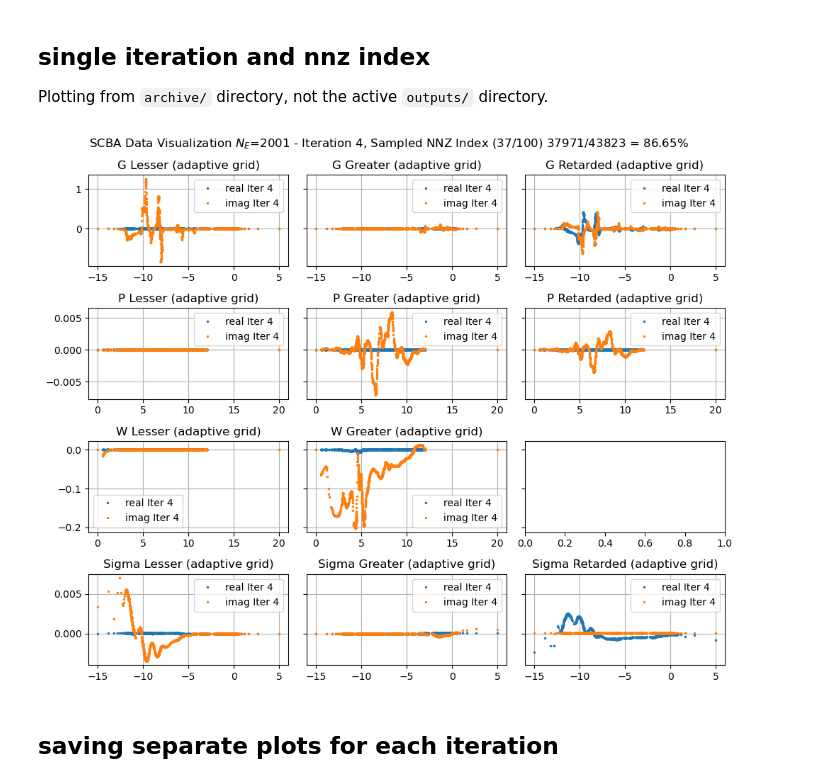
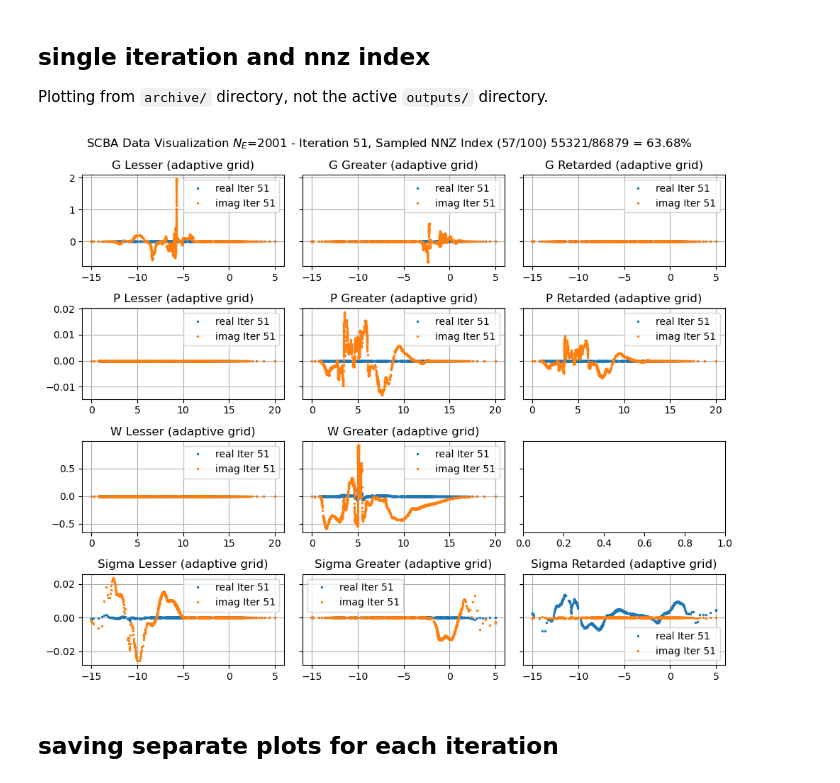
Before and after one commit to quatrex/quatrex, a Jupyter notebook: scripts/analysis/visualize_scba.ipynb, the cells around one changed output. Saved outputs shown, nothing was run; the diff lists cells and outputs as text; code cells hidden in the pictures.

```diff
--- a/scripts/analysis/visualize_scba.ipynb
+++ b/scripts/analysis/visualize_scba.ipynb
@@ -26,16 +26,16 @@ from pathlib import Path
 # 20260319_161440_energy20001_iter5_reduced
 
 # symmetrization off, reference
-# 20260410_145015_energy201_iter20_rank125, 201 energies, 125 ranks
-# 20260410_145402_energy2001_iter20_rank125, 2001 energies, 125 ranks
+# 20260410_145015_energy201_iter20_rank125, 201 energies_uniform, 125 ranks
+# 20260410_145402_energy2001_iter20_rank125, 2001 energies_uniform, 125 ranks
 # 20260415_141726_energy2001_iter100_rank250, same^, but 100 iterations and 250 ranks
 # 20260416_145226_energy2001_iter100_rank250, ^same, but nevp solver is 'full' instead of 'beyn'
-# 20260410_151602_energy20001_iter20_rank125, 20001 energies, 125 ranks -- max RAM usage over 512G, ~680G
+# 20260410_151602_energy20001_iter20_rank125, 20001 energies_uniform, 125 ranks -- max RAM usage over 512G, ~680G
 
 # sanity check
 # 20260326_153844_energy2001_iter20_adaptive_iter1_r1_reduced_sanity_check         # interpolation workflow, but _compute_adaptive_grid returns uniform grid
 
-# adaptive, symmetrization off, varying r
+# adaptive, symmetry off, varying r
 # 20260413_162909_adaptive_energy2001_start1_r1_iter20_rank250
 # 20260415_120205_adaptive_energy2001_start1_r1_iter100_rank250         # same as above, but 100 iterations
 # 20260416_154143_adaptive_energy2001_start1_r1_iter100_rank250         # ^same, but nevp solver is 'full' instead of 'beyn'
@@ -43,22 +43,42 @@ from pathlib import Path
 # 20260413_190942_adaptive_energy2001_start1_r5_iter20_rank250      # same as above, but 250 ranks
 # 20260413_170105_adaptive_energy2001_start1_r0p5_iter20_rank250
 
-# adaptive, symmetrization off, varying adaptive start iteration
+# adaptive, symmetry off, varying adaptive start iteration
 # 20260414_152126_adaptive_energy2001_start2_r1_iter20_rank250
 # 20260414_162256_adaptive_energy2001_start5_r1_iter20_rank250
+
+# fixed meir-wingreen currents rebase, symmetry off, obc.nevp_solver full (default)
+# 20260421_150651_adaptive_energy2001_start1_r1_iter10_rank125          # adaptive, diverges
+# 20260421_160607_energy2001_iter10_rank125             # reference
+
+# interpolate sigma to adaptive grid in scba loop, not g
+# 20260422_110554_adaptive_energy2001_start1_r1_iter3_rank125
+# 20260422_111239_adaptive_energy2001_start1_r1_iter20_rank125          # longer run (20)
+# 20260422_113953_adaptive_energy2001_start1_r1_iter100_rank125          # even longer run (100)
+# 20260422_163535_adaptive_energy2001_start5_r1_iter50_rank125          # start on iteration 5
+# 20260423_091530_adaptive_energy2001_start50_r1_iter100_rank125          # start on iteration 50 (~30min)
+# 20260423_100329_adaptive_energy2001_start50_r10_iter100_rank125          # start on iteration 50, r10 oversampling (~120min)
+
+
+# long reference run with rebase
+# 20260422_122325_energy2001_iter100_rank125
+# 20260423_144804_energy20001_iter100_rank250          # 1 meV resolution, tortin21 1.5T, 128 core x 2 sockets, max usage ~1.12T
+
+# adaptive, freezing band edge update when going to adaptive
+# _adaptive_energy2001_start50_r1_iter100_rank250
 
 simulation_dir = Path("./../../examples/w90/carbon-nanotube/gw")
 output_dir = simulation_dir / "outputs"
 output_file_prefix = output_dir / "visualize_scba"
-archive_dir = simulation_dir / "archive" / "20260416_154143_adaptive_energy2001_start1_r1_iter100_rank250"
+archive_dir = simulation_dir / "archive" / "20260423_091530_adaptive_energy2001_start50_r1_iter100_rank125"
 archive_file_prefix = archive_dir / "visualize_scba"
 
 # change these to switch between 'output' and 'archive'
 data_files = 'archive'  # 'archive' or 'output'
 
 # === user parameters ===
-iteration_to_plot = 4
-sample_idx_to_plot = 37
+iteration_to_plot = 51
+sample_idx_to_plot = 57
 
 # region: === load data ===
 if data_files == 'output':
@@ -74,7 +94,12 @@ else:
 
 config = parse_config(config_dir / "quatrex_config.toml")
 
-max_idx = 43823  # total nnz entries - 1
+if config.scba.symmetric:
+    # total nnz entries - 1
+    max_idx = 43824-1
+else:
+    max_idx = 86880-1
+
 sample_indices = np.load(f"{data_file_prefix}_sample_indices.npy")
 num_samples = len(sample_indices)
 
@@ -91,34 +116,34 @@ SCBADataObj.load_adaptive_grids(data_dir)
 
 for i in range(config.scba.max_iterations):
     SCBADataObj.load_g_data(data_file_prefix, iteration=i)
     SCBADataObj.load_p_data(data_file_prefix, iteration=i)
     SCBADataObj.load_w_data(data_file_prefix, iteration=i)
     SCBADataObj.load_sigma_data(data_file_prefix, iteration=i)
 
 assert (
     sample_idx_to_plot <= num_samples
 ), f"sample_idx_to_plot={sample_idx_to_plot} exceeds num_samples={num_samples}"
 nnz_index_to_plot = SCBADataObj.sample_indices[sample_idx_to_plot]
 # endregion
 
 # region: === plotting ===
 fig, axs = plt.subplots(4, 3, figsize=(10, 8), sharey='row')
 
 SCBADataObj.plot_iteration(
     axs,
     iteration_to_plot,
     sample_idx_to_plot,
     adaptive_start_iteration=config.scba.adaptive_start_iteration
 )
 
 fig.suptitle(
     f"SCBA Data Visualization $N_E$={config.electron.energy_window_num} - Iteration {iteration_to_plot}, Sampled NNZ Index ({sample_idx_to_plot}/{num_samples}) {nnz_index_to_plot}/{max_idx} = {nnz_index_to_plot/max_idx:.2%}"
 )
 plt.tight_layout()
 plt.show()
 # endregion
 # %% [output]
-[figure, old version]
+[figure, new version]
 # %% [markdown]
 ## saving separate plots for each iteration
 # %%
```
Also changed, not shown: parts of 12 cells of this notebook, 2 other files.
